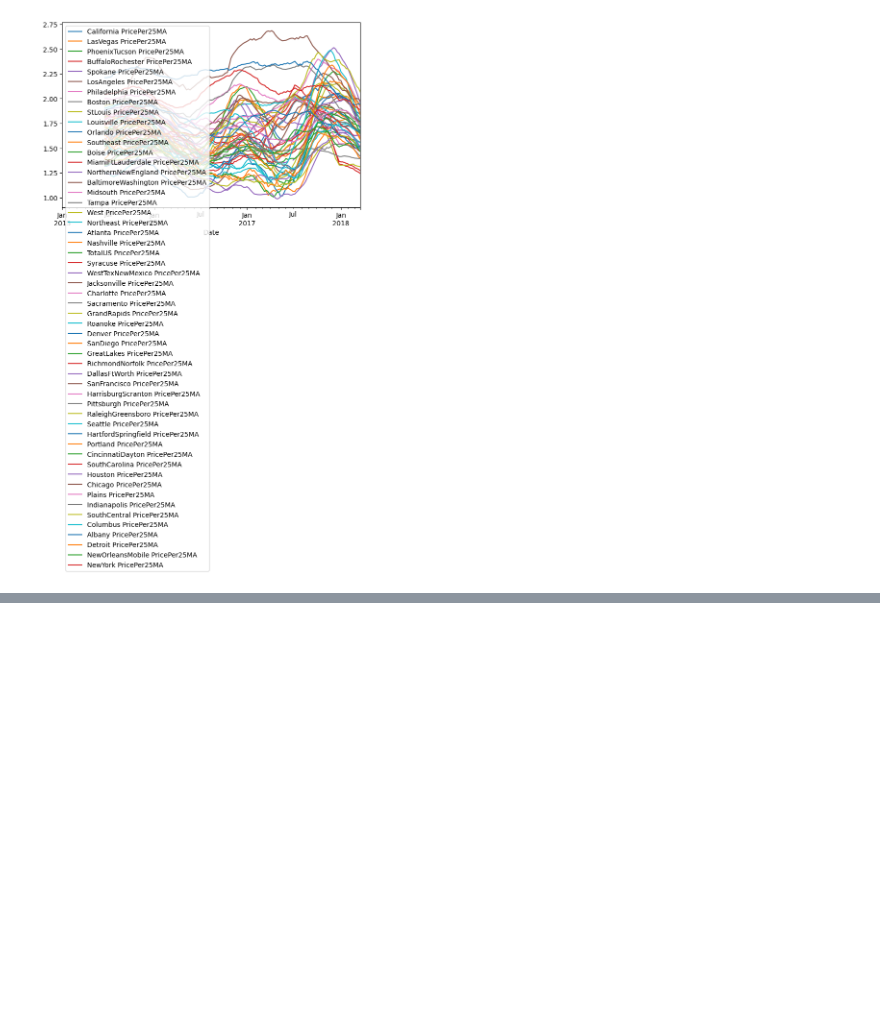
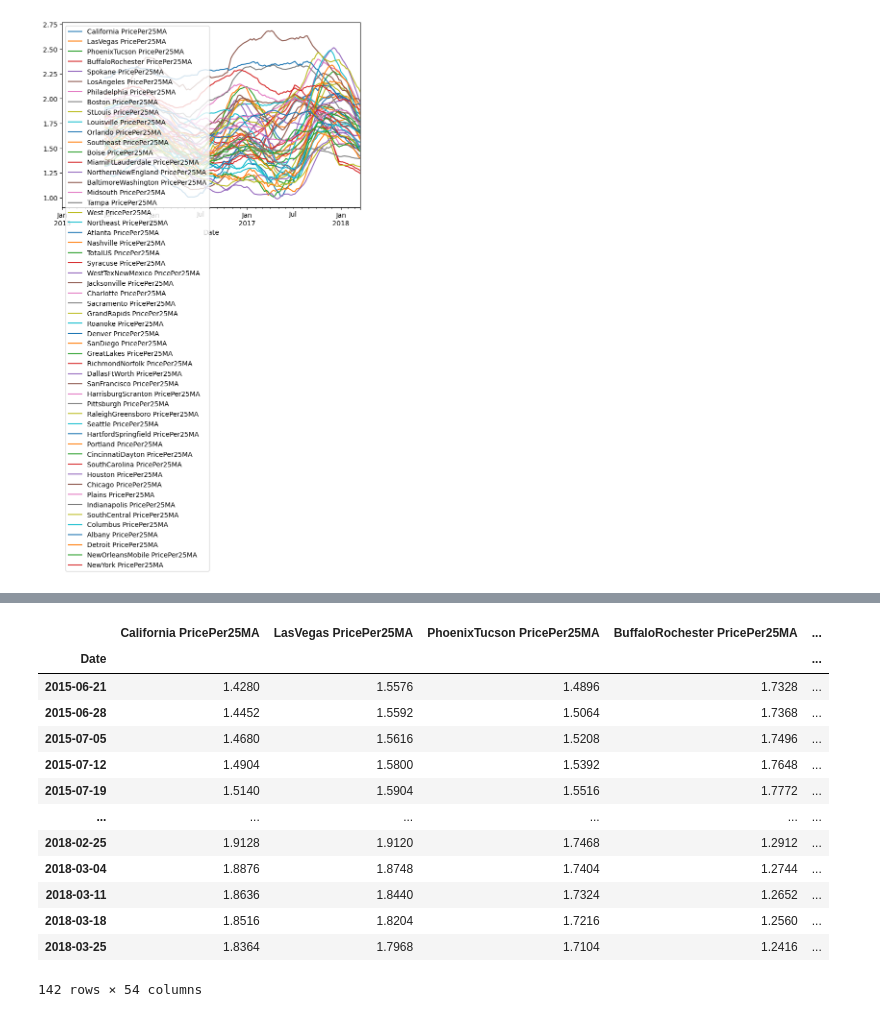
Before and after one commit to zkhan122/ai-ml-da, a Jupyter notebook: pandas-learn/basics/avocados_2.ipynb, the cells around one changed output, grey strips where cells are left out. Cells and saved outputs as stored; diff of their text form; code cells hidden in the pictures; blank space fills up the shorter version.

Commit message:
efficent dataframes

```diff
--- a/pandas-learn/basics/avocados_2.ipynb
+++ b/pandas-learn/basics/avocados_2.ipynb
@@ -487,0 +491,20 @@ graph_df.plot(figsize=(8, 5), legend=False)
+# %%
+graph_df.dropna(inplace=True)
+graph_df
+
+# overall view of the dataframe, as we can see we have moving average of 25 points per every region (sorted by ascending Date)
+# %% [output]
+|  | California PricePer25MA | LasVegas PricePer25MA | PhoenixTucson PricePer25MA | BuffaloRochester PricePer25MA | ... |
+| Date |  |  |  |  | ... |
+| 2015-06-21 | 1.4280 | 1.5576 | 1.4896 | 1.7328 | ... |
+| 2015-06-28 | 1.4452 | 1.5592 | 1.5064 | 1.7368 | ... |
+| 2015-07-05 | 1.4680 | 1.5616 | 1.5208 | 1.7496 | ... |
+| 2015-07-12 | 1.4904 | 1.5800 | 1.5392 | 1.7648 | ... |
+| 2015-07-19 | 1.5140 | 1.5904 | 1.5516 | 1.7772 | ... |
+| ... | ... | ... | ... | ... | ... |
+| 2018-02-25 | 1.9128 | 1.9120 | 1.7468 | 1.2912 | ... |
+| 2018-03-04 | 1.8876 | 1.8748 | 1.7404 | 1.2744 | ... |
+| 2018-03-11 | 1.8636 | 1.8440 | 1.7324 | 1.2652 | ... |
+| 2018-03-18 | 1.8516 | 1.8204 | 1.7216 | 1.2560 | ... |
+| 2018-03-25 | 1.8364 | 1.7968 | 1.7104 | 1.2416 | ... |
+142 rows × 54 columns
```
Also changed, not shown: parts of 1 cell of this notebook.
